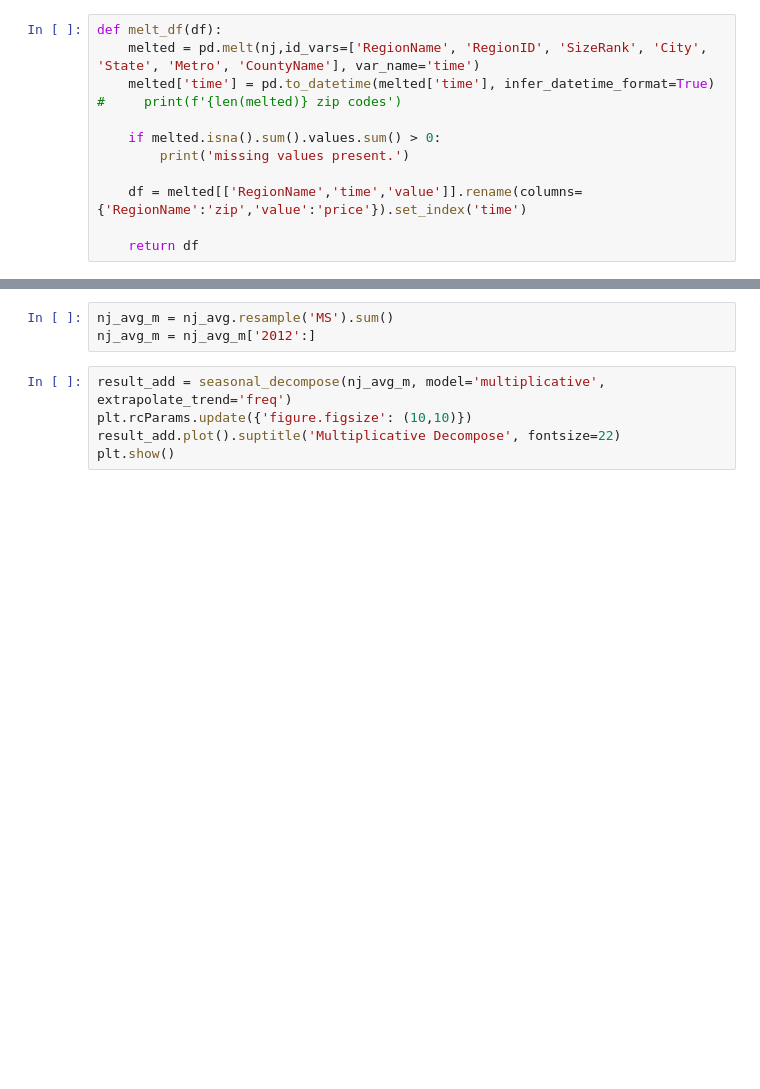
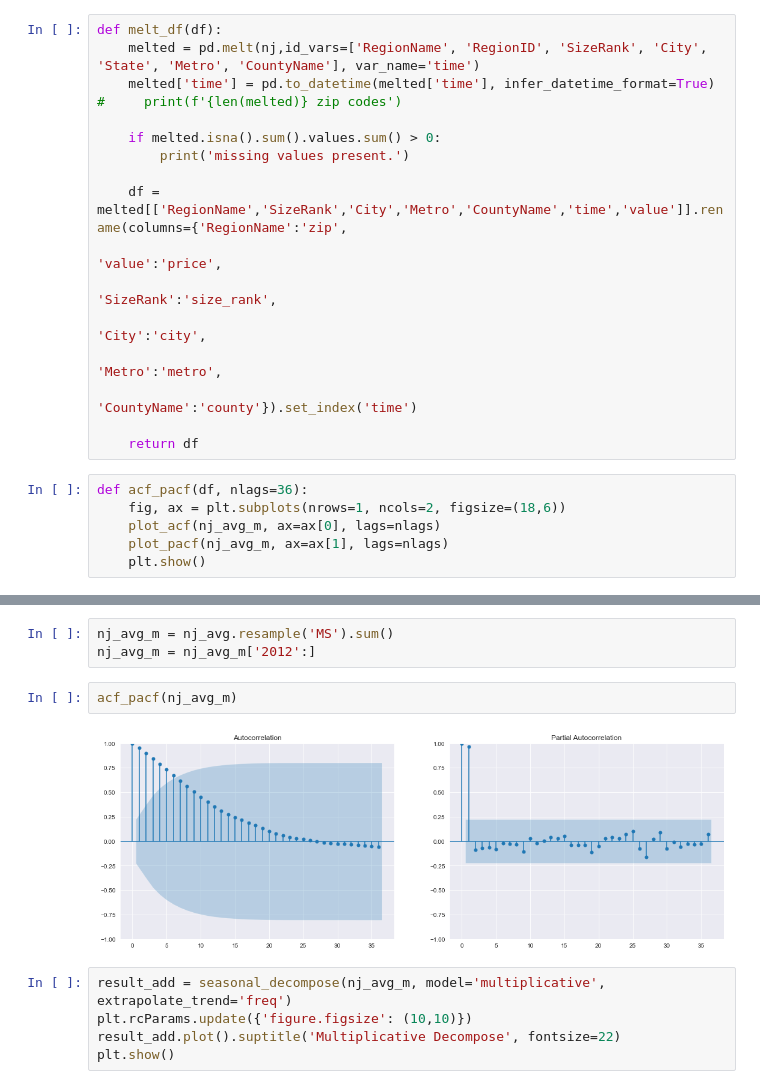
Before and after one commit to timpanon/zillow_forecasting, a Jupyter notebook: overall_nj.ipynb, the cells around one changed output, grey strips where cells are left out. Drawn from its saved outputs; the diff is of its cells as text; blank space fills up the shorter version.

```diff
--- a/overall_nj.ipynb
+++ b/overall_nj.ipynb
@@ -233,9 +290,20 @@ def melt_df(df):
     if melted.isna().sum().values.sum() > 0:
         print('missing values present.')
 
-    df = melted[['RegionName','time','value']].rename(columns={'RegionName':'zip','value':'price'}).set_index('time')
+    df = melted[['RegionName','SizeRank','City','Metro','CountyName','time','value']].rename(columns={'RegionName':'zip',
+                                                                                                      'value':'price',
+                                                                                                      'SizeRank':'size_rank',
+                                                                                                      'City':'city',
+                                                                                                      'Metro':'metro',
+                                                                                                      'CountyName':'county'}).set_index('time')
 
     return df
+# %%
+def acf_pacf(df, nlags=36):
+    fig, ax = plt.subplots(nrows=1, ncols=2, figsize=(18,6))
+    plot_acf(nj_avg_m, ax=ax[0], lags=nlags)
+    plot_pacf(nj_avg_m, ax=ax[1], lags=nlags)
+    plt.show()
 # %%
 data = pd.read_csv('zillow_data.csv')
 sns.set_style('darkgrid')
@@ -314,6 +382,10 @@ plt.show()
 # %%
 nj_avg_m = nj_avg.resample('MS').sum()
 nj_avg_m = nj_avg_m['2012':]
+# %%
+acf_pacf(nj_avg_m)
+# %% [output]
+[figure, added]
 # %%
 result_add = seasonal_decompose(nj_avg_m, model='multiplicative', extrapolate_trend='freq')
 plt.rcParams.update({'figure.figsize': (10,10)})
```
Also changed, not shown: parts of 23 cells of this notebook.
